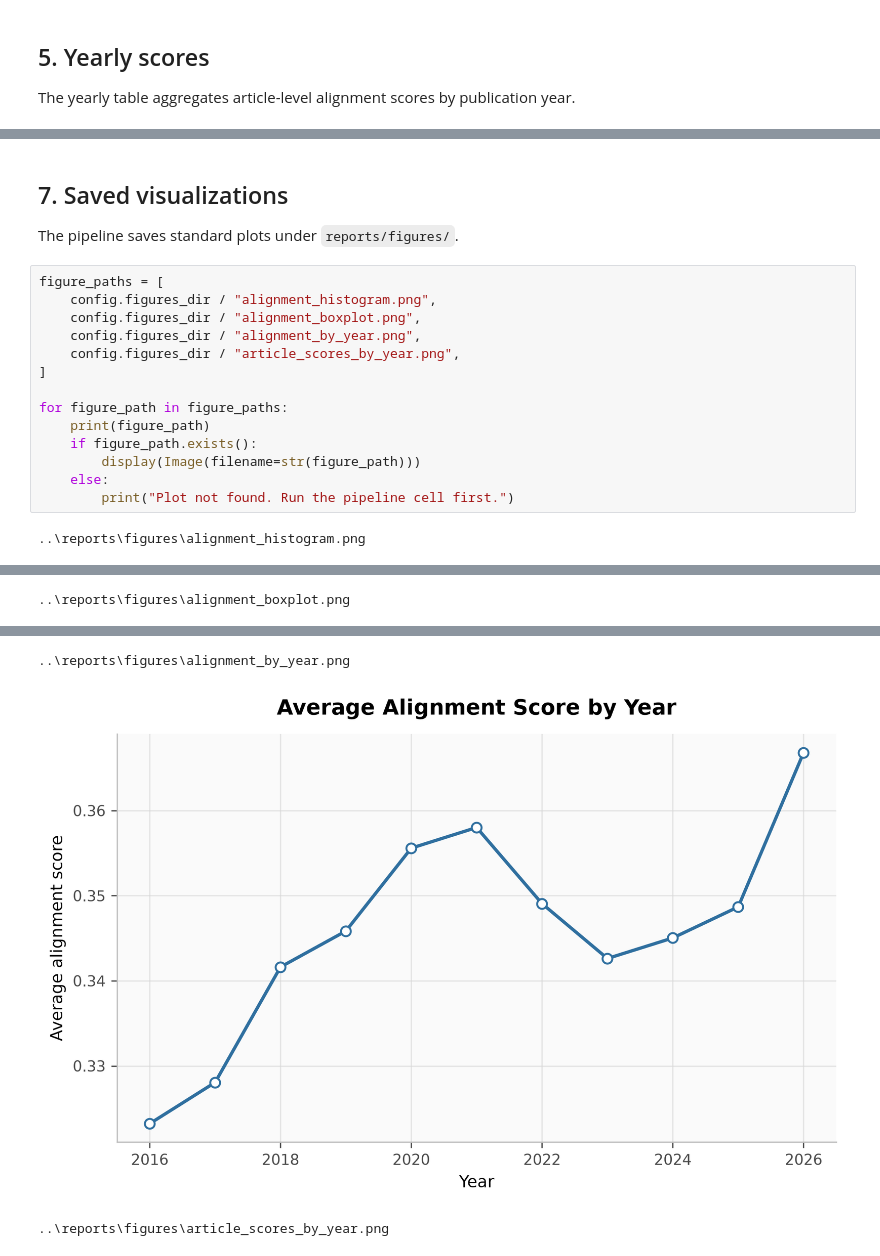
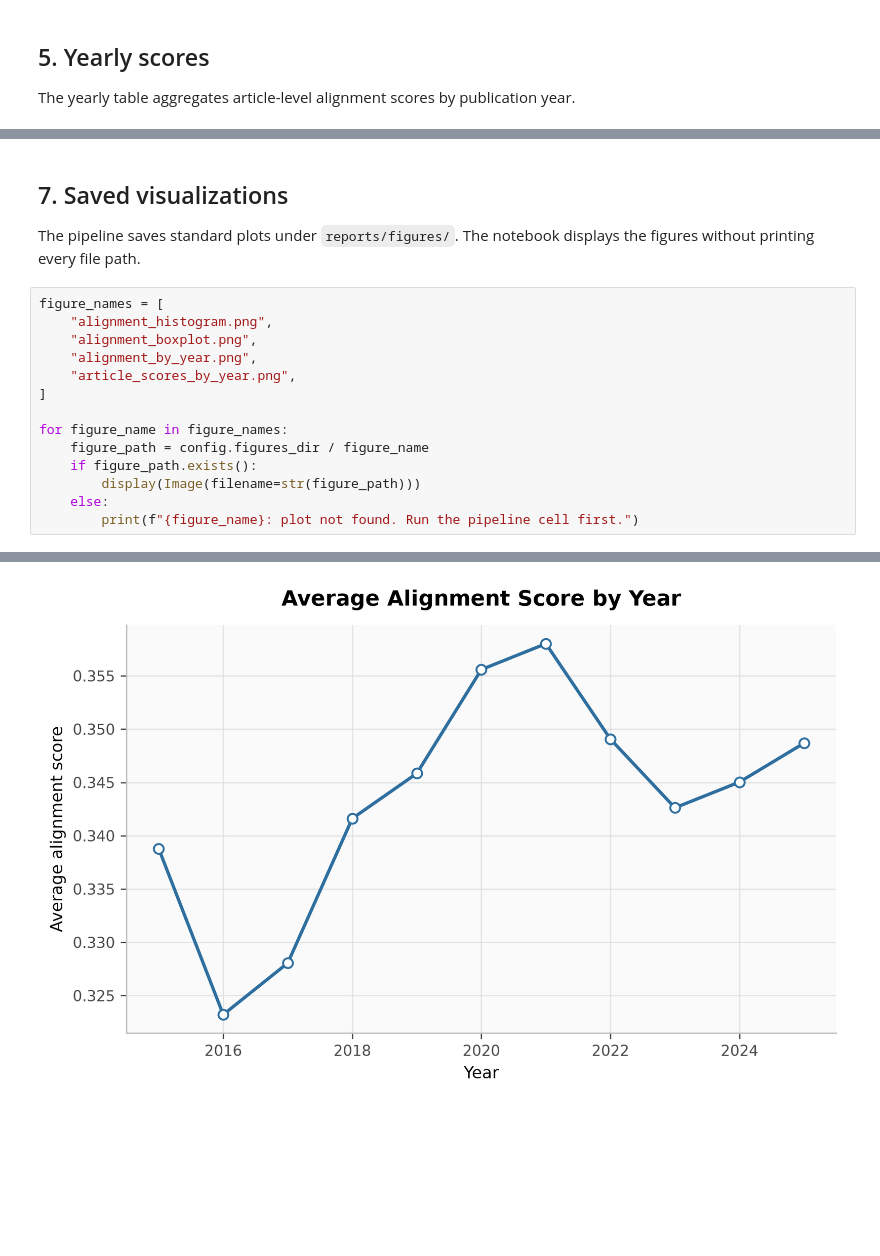
Before and after one commit to alessandro-macchi/Thematic_Alignment-NLP, a Jupyter notebook: notebooks/demo_analysis.ipynb, the cells around one changed output, grey strips where cells are left out. Saved outputs shown, nothing was run; the diff lists cells and outputs as text; blank space fills up the shorter version.

Commit message:
docs: Updated notebook outputs and report artifacts

```diff
--- a/notebooks/demo_analysis.ipynb
+++ b/notebooks/demo_analysis.ipynb
@@ -156,20 +169,19 @@ display(bottom_articles[[column for column in ranking_columns if column in botto
 # %% [markdown]
 ## 7. Saved visualizations
 
-The pipeline saves standard plots under `reports/figures/`.
+The pipeline saves standard plots under `reports/figures/`. The notebook displays the figures without printing every file path.
 # %%
-figure_paths = [
-    config.figures_dir / "alignment_histogram.png",
-    config.figures_dir / "alignment_boxplot.png",
-    config.figures_dir / "alignment_by_year.png",
-    config.figures_dir / "article_scores_by_year.png",
+figure_names = [
+    "alignment_histogram.png",
+    "alignment_boxplot.png",
+    "alignment_by_year.png",
+    "article_scores_by_year.png",
 ]
 
-for figure_path in figure_paths:
-    print(figure_path)
+for figure_name in figure_names:
+    figure_path = config.figures_dir / figure_name
     if figure_path.exists():
         display(Image(filename=str(figure_path)))
     else:
-        print("Plot not found. Run the pipeline cell first.")
+        print(f"{figure_name}: plot not found. Run the pipeline cell first.")
 # %% [output]
-..\reports\figures\alignment_histogram.png
@@ -177 +188,0 @@ for figure_path in figure_paths:
-..\reports\figures\alignment_boxplot.png
@@ -179,3 +190 @@ for figure_path in figure_paths:
-..\reports\figures\alignment_by_year.png
-[figure, old version]
+[figure, new version]
-..\reports\figures\article_scores_by_year.png
```
Also changed, not shown: parts of 13 cells of this notebook, 17 other files.
